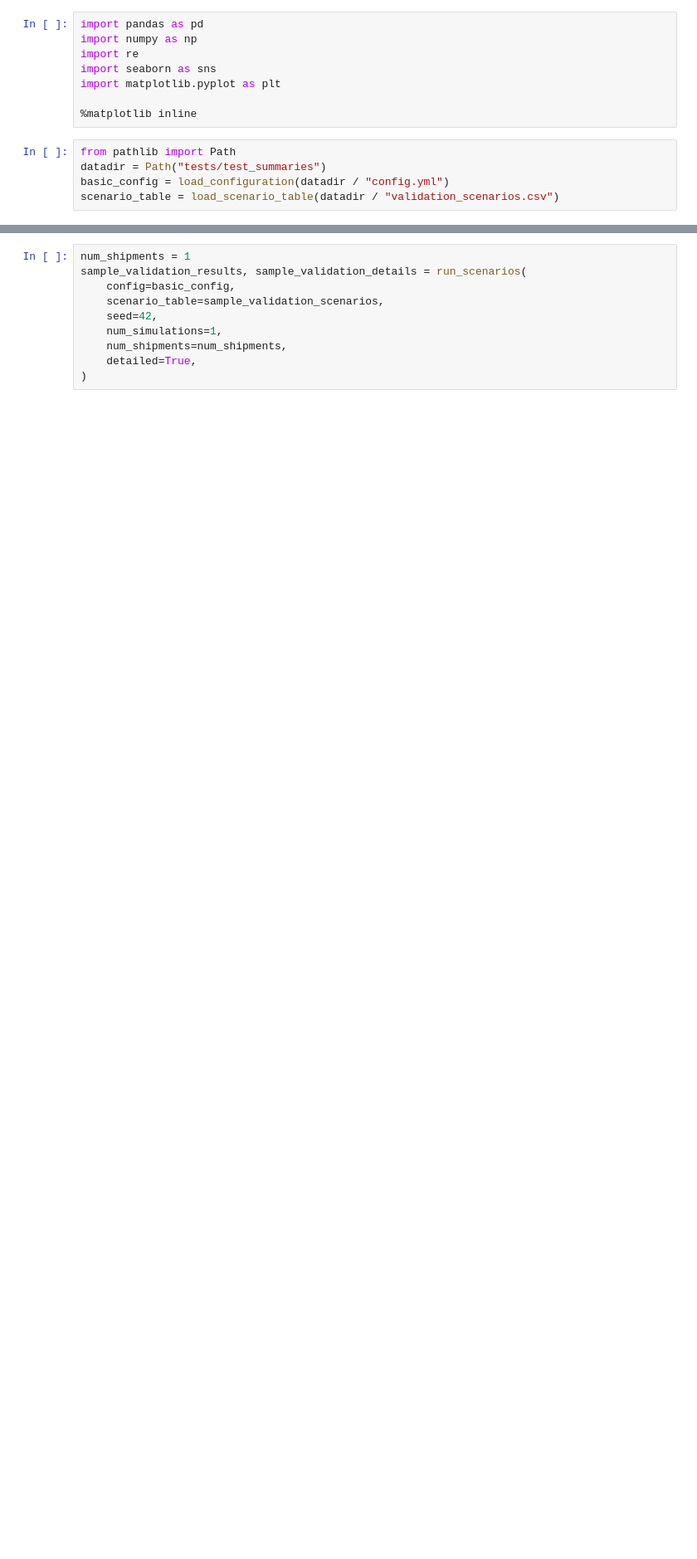
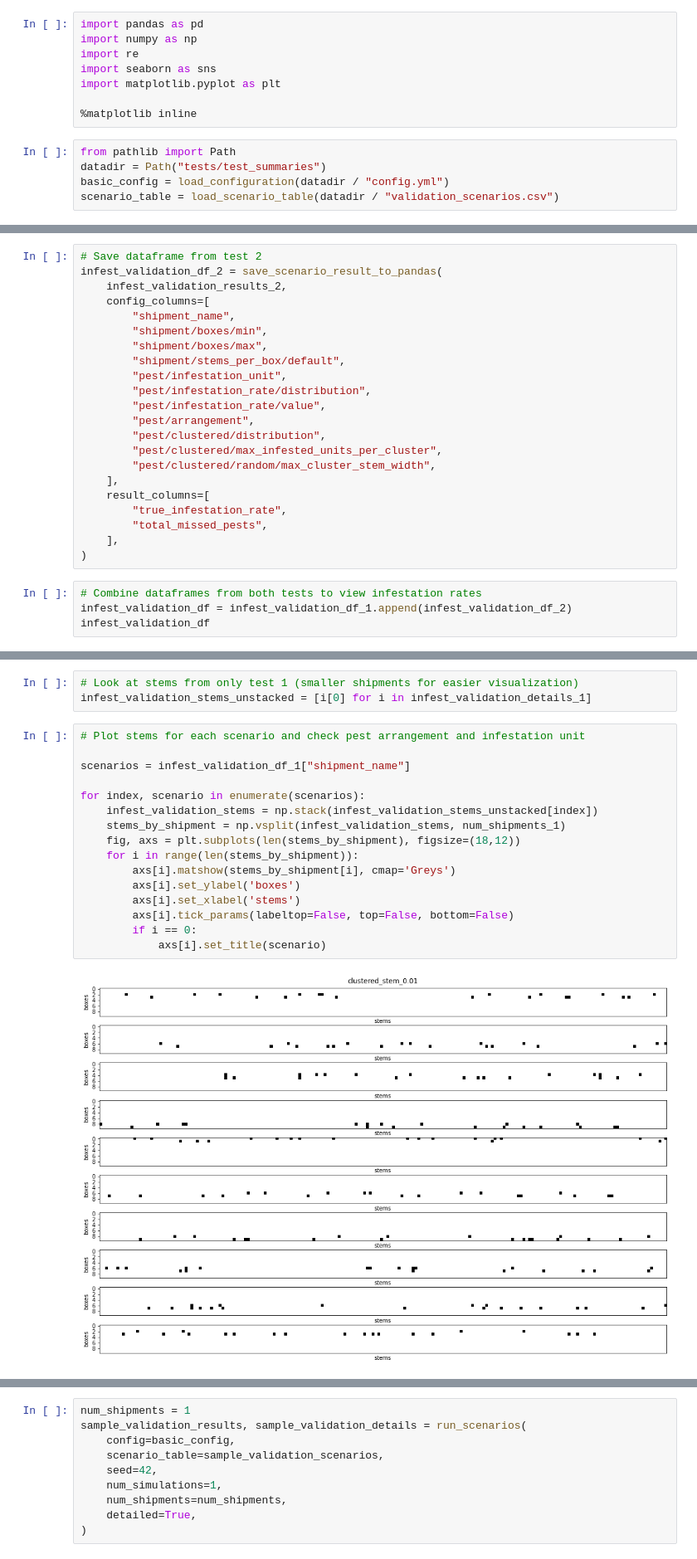
Before and after one commit to ncsu-landscape-dynamics/popsborder, a Jupyter notebook: validation_plots.ipynb, the cells around one changed output, grey strips where cells are left out. Shown at 83% size. Cells and saved outputs as stored; diff of their text form; blank space fills up the shorter version.

Commit message:
Cleaning up validation plots, work in progress

```diff
--- a/validation_plots.ipynb
+++ b/validation_plots.ipynb
@@ -21,0 +95,26 @@ outcome_validation_scenarios = scenario_table[32:34]
+# %%
+# Save dataframe from test 2
+infest_validation_df_2 = save_scenario_result_to_pandas(
+    infest_validation_results_2,
+    config_columns=[
+        "shipment_name",
+        "shipment/boxes/min",
+        "shipment/boxes/max",
+        "shipment/stems_per_box/default",
+        "pest/infestation_unit",
+        "pest/infestation_rate/distribution",
+        "pest/infestation_rate/value",
+        "pest/arrangement",
+        "pest/clustered/distribution",
+        "pest/clustered/max_infested_units_per_cluster",
+        "pest/clustered/random/max_cluster_stem_width",
+    ],
+    result_columns=[
+        "true_infestation_rate",
+        "total_missed_pests",
+    ],
+)
+# %%
+# Combine dataframes from both tests to view infestation rates
+infest_validation_df = infest_validation_df_1.append(infest_validation_df_2)
+infest_validation_df
@@ -21,0 +139,21 @@ outcome_validation_scenarios = scenario_table[32:34]
+# %%
+# Look at stems from only test 1 (smaller shipments for easier visualization)
+infest_validation_stems_unstacked = [i[0] for i in infest_validation_details_1]
+# %%
+# Plot stems for each scenario and check pest arrangement and infestation unit
+
+scenarios = infest_validation_df_1["shipment_name"]
+
+for index, scenario in enumerate(scenarios):
+    infest_validation_stems = np.stack(infest_validation_stems_unstacked[index])
+    stems_by_shipment = np.vsplit(infest_validation_stems, num_shipments_1)
+    fig, axs = plt.subplots(len(stems_by_shipment), figsize=(18,12))
+    for i in range(len(stems_by_shipment)):
+        axs[i].matshow(stems_by_shipment[i], cmap='Greys')
+        axs[i].set_ylabel('boxes')
+        axs[i].set_xlabel('stems')
+        axs[i].tick_params(labeltop=False, top=False, bottom=False)
+        if i == 0:
+            axs[i].set_title(scenario)
+# %% [output]
+[figure, added]
```
Also changed, not shown: parts of 18 cells of this notebook.
